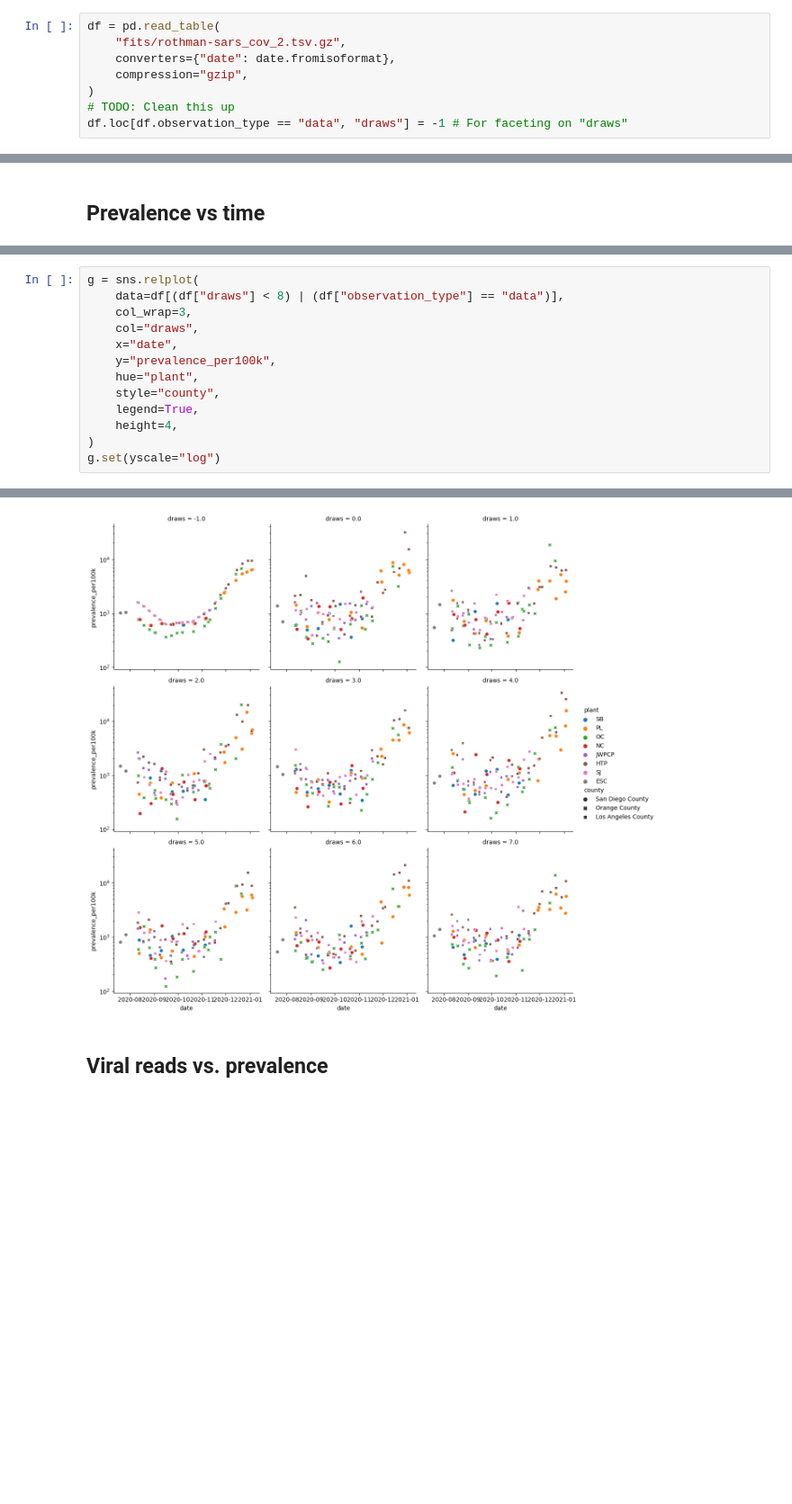
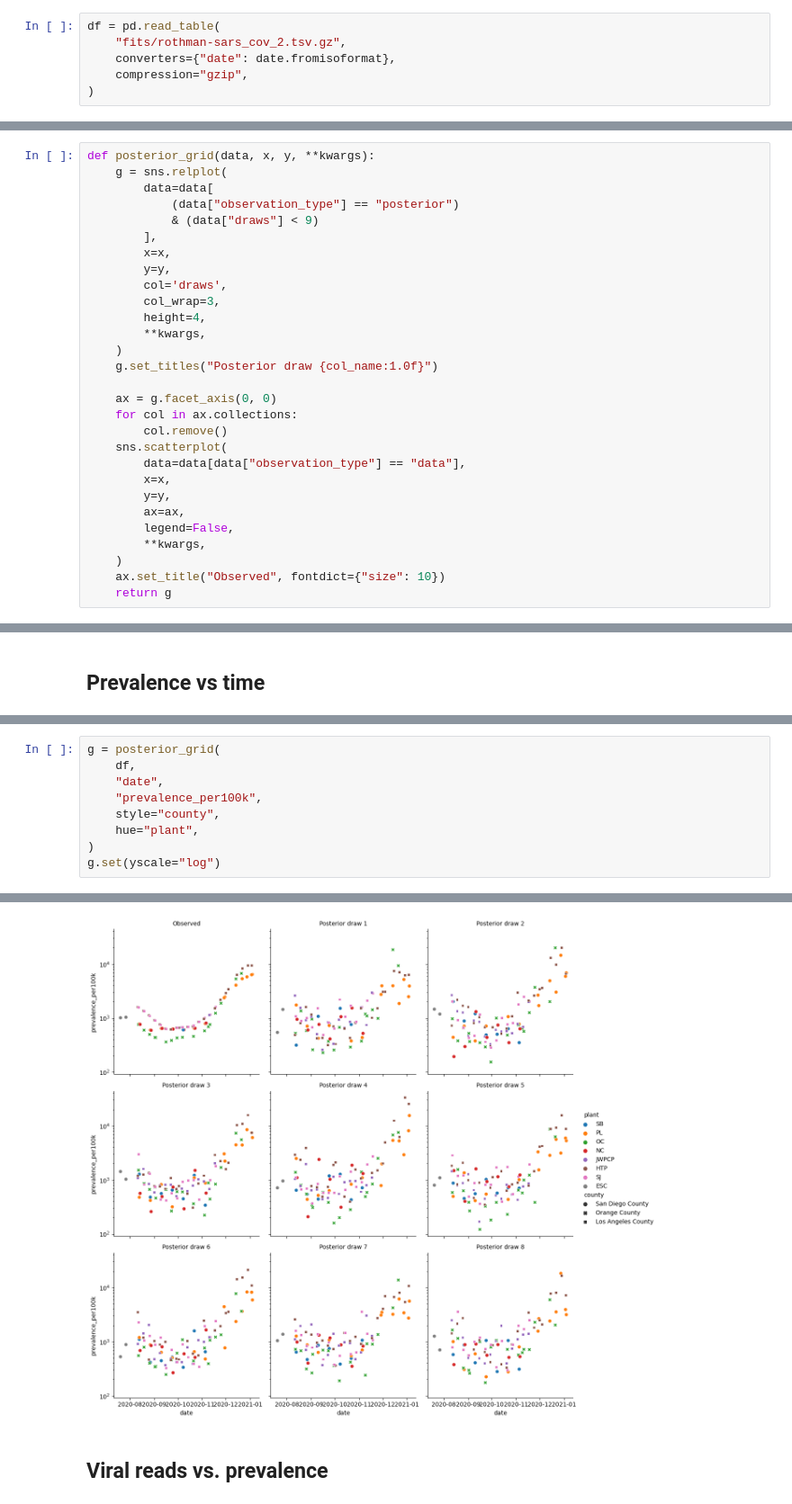
Before and after one commit to naobservatory/p2ra, a Jupyter notebook: post_pred.ipynb, the cells around one changed output, grey strips where cells are left out. Shown: that part at 90% size. Saved outputs shown, nothing was run; the diff lists cells and outputs as text; blank space fills up the shorter version.

Commit message:
Clean up notebook

```diff
--- a/post_pred.ipynb
+++ b/post_pred.ipynb
@@ -11,8 +11,6 @@ df = pd.read_table(
     converters={"date": date.fromisoformat},
     compression="gzip",
 )
-# TODO: Clean this up
-df.loc[df.observation_type == "data", "draws"] = -1 # For faceting on "draws"
 # %% [markdown]
 ## Inverse overdispersion, $\phi$
 # %%
@@ -73,0 +57,29 @@ sns.relplot(
+# %%
+def posterior_grid(data, x, y, **kwargs):
+    g = sns.relplot(
+        data=data[
+            (data["observation_type"] == "posterior")
+            & (data["draws"] < 9)
+        ],
+        x=x,
+        y=y,
+        col='draws',
+        col_wrap=3,
+        height=4,
+        **kwargs,
+    )
+    g.set_titles("Posterior draw {col_name:1.0f}")
+
+    ax = g.facet_axis(0, 0)
+    for col in ax.collections:
+        col.remove()
+    sns.scatterplot(
+        data=data[data["observation_type"] == "data"],
+        x=x,
+        y=y,
+        ax=ax,
+        legend=False,
+        **kwargs,
+    )
+    ax.set_title("Observed", fontdict={"size": 10})
+    return g
@@ -91,19 +98,15 @@ sns.relplot(
 # %%
-g = sns.relplot(
-    data=df[(df["draws"] < 8) | (df["observation_type"] == "data")],
-    col_wrap=3,
-    col="draws",
-    x="date",
-    y="prevalence_per100k",
+g = posterior_grid(
+    df,
+    "date",
+    "prevalence_per100k",
+    style="county",
     hue="plant",
-    style="county",
-    legend=True,
-    height=4,
 )
 g.set(yscale="log")
 # %% [output]
 <seaborn.axisgrid.FacetGrid at 0x...>
-[figure, old version]
+[figure, new version]
 # %% [markdown]
 ## Viral reads vs. prevalence
 # %%
```
Also changed, not shown: parts of 4 cells of this notebook.
